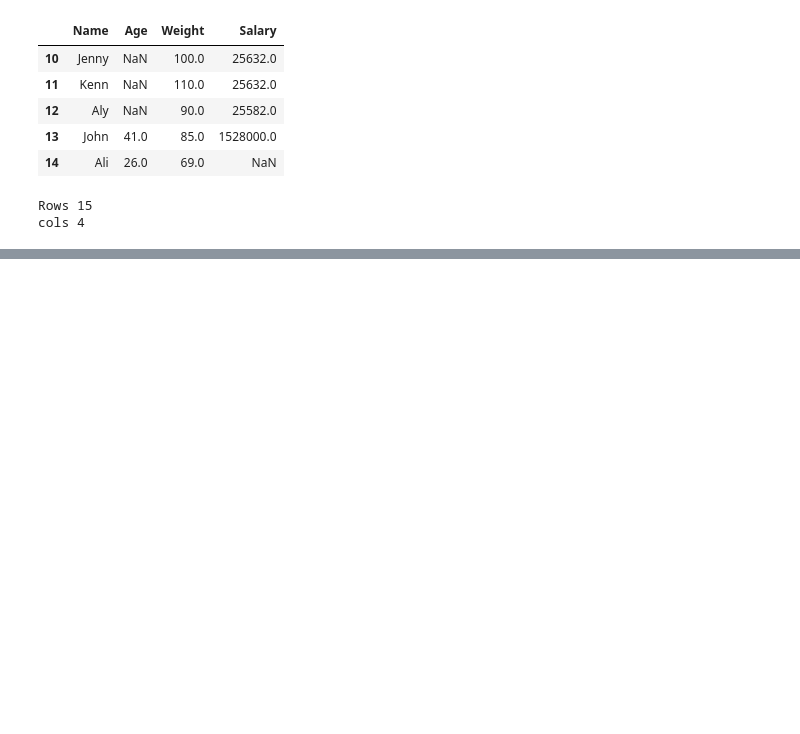
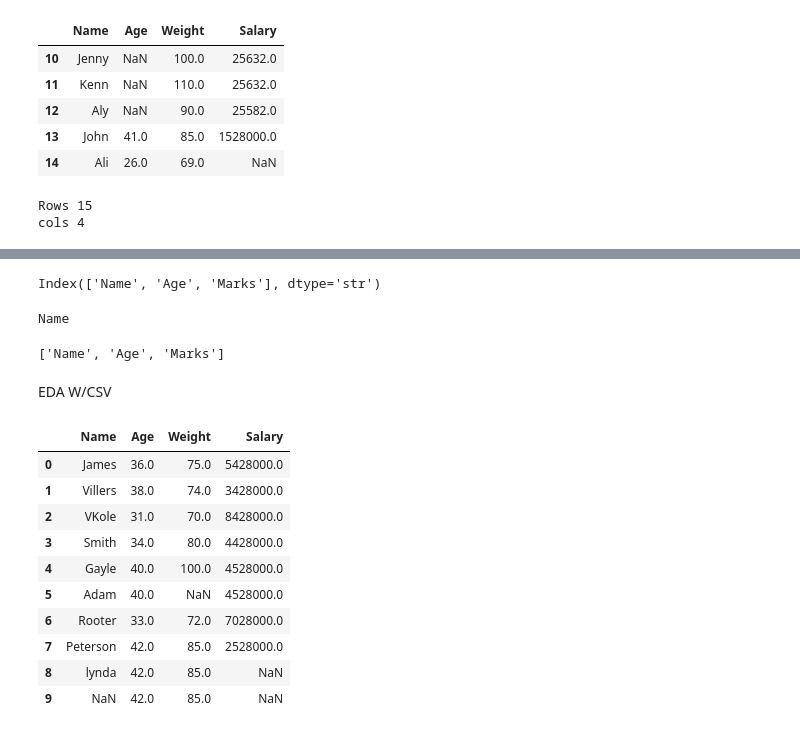
Before and after one commit to PooraniAsogan/Pandas2, a Jupyter notebook: lecture_notes.ipynb, the cells around one changed output, grey strips where cells are left out. Drawn from its saved outputs; the diff is of its cells as text; code cells hidden in the pictures; blank space fills up the shorter version.

```diff
--- a/lecture_notes.ipynb
+++ b/lecture_notes.ipynb
@@ -142,0 +311,32 @@ cols 4
+# %%
+list_Index = student_df.columns
+print(list_Index)
+# %% [output]
+Index(['Name', 'Age', 'Marks'], dtype='str')
+# %%
+label = student_df.columns[0]
+print(label)
+# %% [output]
+Name
+# %%
+labels_as_list = student_df.columns.tolist()
+print(labels_as_list)
+# %% [output]
+['Name', 'Age', 'Marks']
+# %% [markdown]
+EDA W/CSV
+# %%
+e_df= pd.read_csv('data/employee.csv')
+e_df.head(10)
+# %% [output]
+|  | Name | Age | Weight | Salary |
+| 0 | James | 36.0 | 75.0 | 5428000.0 |
+| 1 | Villers | 38.0 | 74.0 | 3428000.0 |
+| 2 | VKole | 31.0 | 70.0 | 8428000.0 |
+| 3 | Smith | 34.0 | 80.0 | 4428000.0 |
+| 4 | Gayle | 40.0 | 100.0 | 4528000.0 |
+| 5 | Adam | 40.0 | NaN | 4528000.0 |
+| 6 | Rooter | 33.0 | 72.0 | 7028000.0 |
+| 7 | Peterson | 42.0 | 85.0 | 2528000.0 |
+| 8 | lynda | 42.0 | 85.0 | NaN |
+| 9 | NaN | 42.0 | 85.0 | NaN |
```
Also changed, not shown: parts of 36 cells of this notebook, 3 other files.
